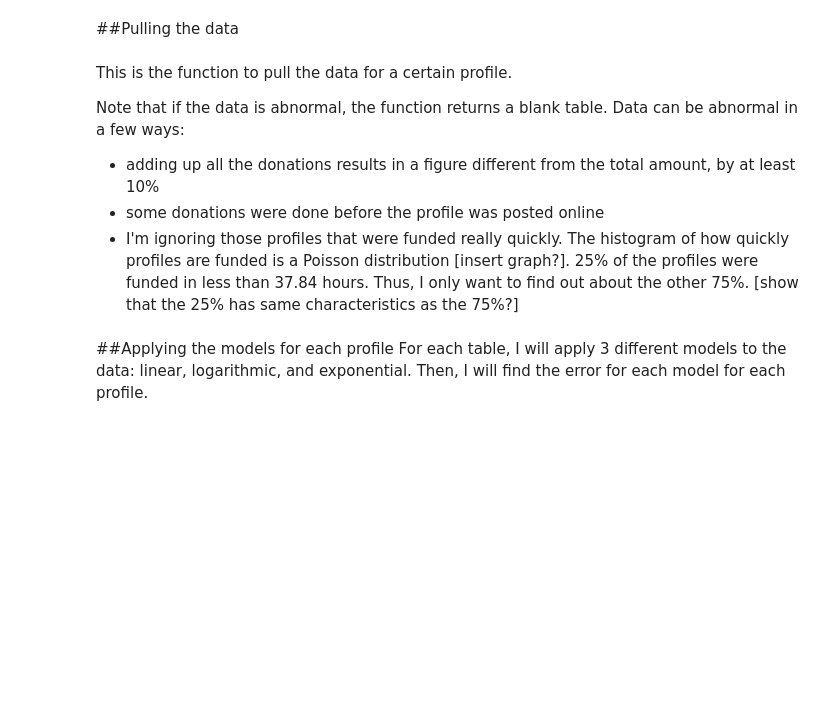
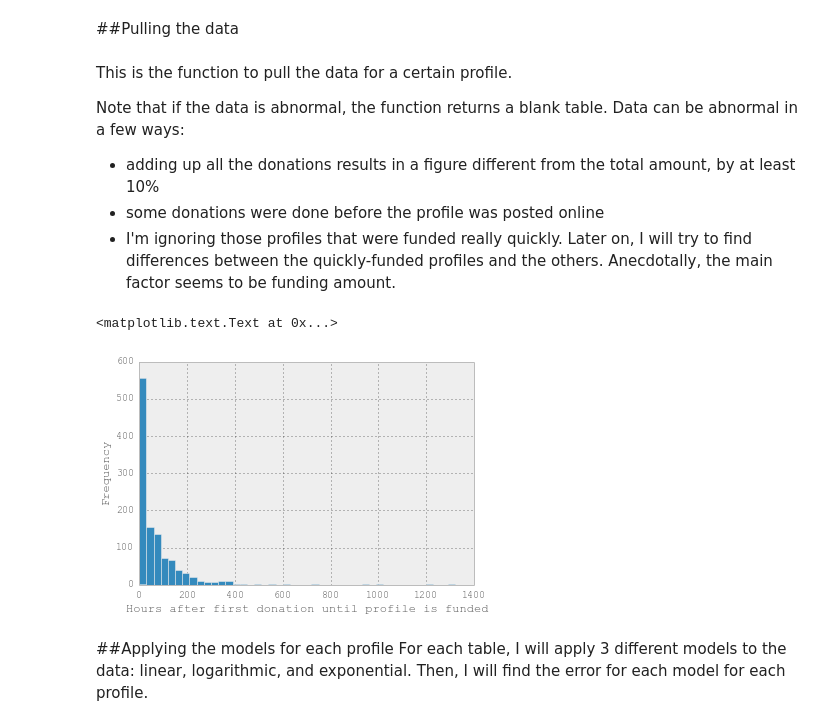
Before and after one commit to aok1425/modeling_funding_curves, a Jupyter notebook: Segmenting profiles by funding rate.ipynb, the cells around one changed output. Saved outputs shown, nothing was run; the diff lists cells and outputs as text; code cells hidden in the pictures; blank space fills up the shorter version.

```diff
--- a/Segmenting profiles by funding rate.ipynb
+++ b/Segmenting profiles by funding rate.ipynb
@@ -28,5 +72,12 @@ This is the function to pull the data for a certain profile.
 Note that if the data is abnormal, the function returns a blank table. Data can be abnormal in a few ways:
 - adding up all the donations results in a figure different from the total amount, by at least 10%
 - some donations were done before the profile was posted online
-- I'm ignoring those profiles that were funded really quickly. The histogram of how quickly profiles are funded is a Poisson distribution [insert graph?]. 25% of the profiles were funded in less than 37.84 hours. Thus, I only want to find out about the other 75%. [show that the 25% has same characteristics as the 75%?]
+- I'm ignoring those profiles that were funded really quickly. Later on, I will try to find differences between the quickly-funded profiles and the others. Anecdotally, the main factor seems to be funding amount.
+# %%
+ax = fig.completion_after_first_donation.apply(lambda x: x / np.timedelta64(1,'h')).hist(bins=50, range=[0,1500])
+ax.set_xlabel('Hours after first donation until profile is funded')
+ax.set_ylabel('Frequency')
+# %% [output]
+<matplotlib.text.Text at 0x...>
+[figure, added]
 # %%
```
Also changed, not shown: parts of 27 cells of this notebook, 7 other files.
